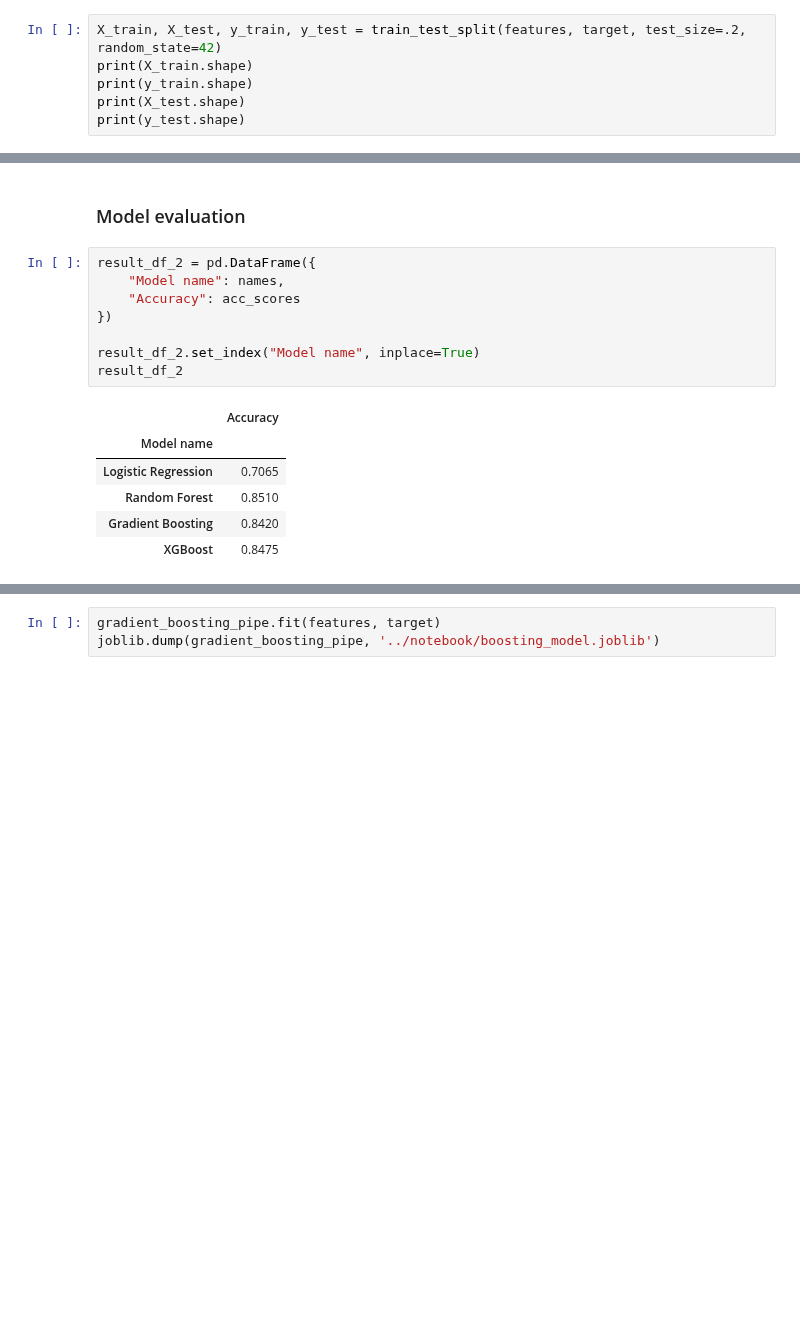
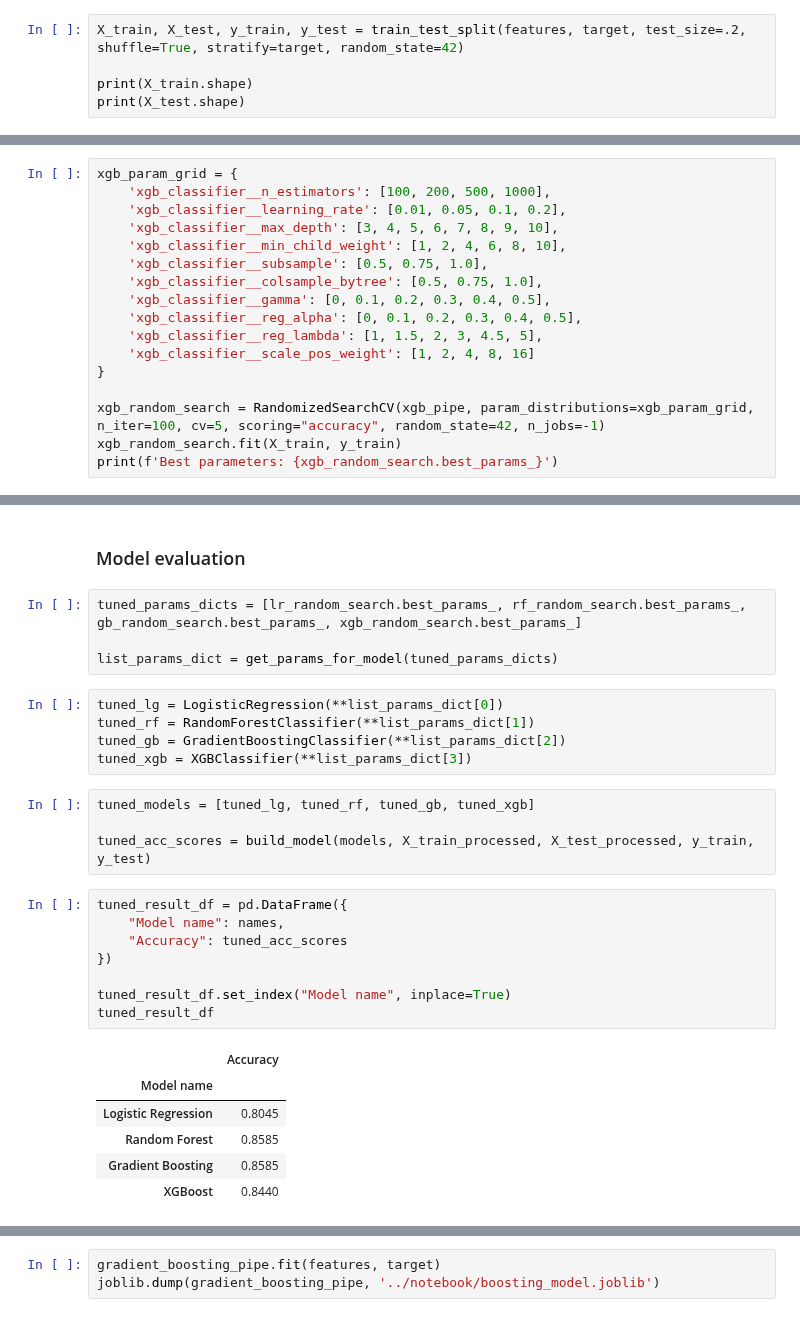
Before and after one commit to raydiwill/customers-churm-ml-app, a Jupyter notebook: notebook/build_model.ipynb, the cells around one changed output, grey strips where cells are left out. Drawn from its saved outputs; the diff is of its cells as text; blank space fills up the shorter version.

Commit message:
Tuned models
* Updated README tasks

* Updated splitting data

* Reorganized headings

* Fixed random_state log_reg

* Tuned log reg

* Finished tune models

* Compared with baseline

```diff
--- a/notebook/build_model.ipynb
+++ b/notebook/build_model.ipynb
@@ -249,10 +316,9 @@ array([1, 0])
 # %% [markdown]
 ## Split dataset
 # %%
-X_train, X_test, y_train, y_test = train_test_split(features, target, test_size=.2, random_state=42)
+X_train, X_test, y_train, y_test = train_test_split(features, target, test_size=.2, shuffle=True, stratify=target, random_state=42)
+
 print(X_train.shape)
-print(y_train.shape)
 print(X_test.shape)
-print(y_test.shape)
 # %% [output]
 (8000, 12)
@@ -473,0 +601,17 @@ acc_scores = build_model(models, X_train_resampled, X_test_processed, y_train_re
+# %%
+xgb_param_grid = {
+    'xgb_classifier__n_estimators': [100, 200, 500, 1000],
+    'xgb_classifier__learning_rate': [0.01, 0.05, 0.1, 0.2],
+    'xgb_classifier__max_depth': [3, 4, 5, 6, 7, 8, 9, 10],
+    'xgb_classifier__min_child_weight': [1, 2, 4, 6, 8, 10],
+    'xgb_classifier__subsample': [0.5, 0.75, 1.0],
+    'xgb_classifier__colsample_bytree': [0.5, 0.75, 1.0],
+    'xgb_classifier__gamma': [0, 0.1, 0.2, 0.3, 0.4, 0.5],
+    'xgb_classifier__reg_alpha': [0, 0.1, 0.2, 0.3, 0.4, 0.5],
+    'xgb_classifier__reg_lambda': [1, 1.5, 2, 3, 4.5, 5],
+    'xgb_classifier__scale_pos_weight': [1, 2, 4, 8, 16]
+}
+
+xgb_random_search = RandomizedSearchCV(xgb_pipe, param_distributions=xgb_param_grid, n_iter=100, cv=5, scoring="accuracy", random_state=42, n_jobs=-1)
+xgb_random_search.fit(X_train, y_train)
+print(f'Best parameters: {xgb_random_search.best_params_}')
@@ -474,17 +620,30 @@ acc_scores = build_model(models, X_train_resampled, X_test_processed, y_train_re
 # %% [markdown]
 ### Model evaluation
+# %%
+tuned_params_dicts = [lr_random_search.best_params_, rf_random_search.best_params_, gb_random_search.best_params_, xgb_random_search.best_params_]
+
+list_params_dict = get_params_for_model(tuned_params_dicts)
+# %%
+tuned_lg = LogisticRegression(**list_params_dict[0])
+tuned_rf = RandomForestClassifier(**list_params_dict[1])
+tuned_gb = GradientBoostingClassifier(**list_params_dict[2])
+tuned_xgb = XGBClassifier(**list_params_dict[3])
+# %%
+tuned_models = [tuned_lg, tuned_rf, tuned_gb, tuned_xgb]
+
+tuned_acc_scores = build_model(models, X_train_processed, X_test_processed, y_train, y_test)
 # %%
-result_df_2 = pd.DataFrame({
+tuned_result_df = pd.DataFrame({
     "Model name": names,
-    "Accuracy": acc_scores
+    "Accuracy": tuned_acc_scores
 })
 
-result_df_2.set_index("Model name", inplace=True)
-result_df_2
+tuned_result_df.set_index("Model name", inplace=True)
+tuned_result_df
 # %% [output]
 |  | Accuracy |
 | Model name |  |
-| Logistic Regression | 0.7065 |
-| Random Forest | 0.8510 |
-| Gradient Boosting | 0.8420 |
-| XGBoost | 0.8475 |
+| Logistic Regression | 0.8045 |
+| Random Forest | 0.8585 |
+| Gradient Boosting | 0.8585 |
+| XGBoost | 0.8440 |
```
Also changed, not shown: parts of 49 cells of this notebook, 2 other files.
